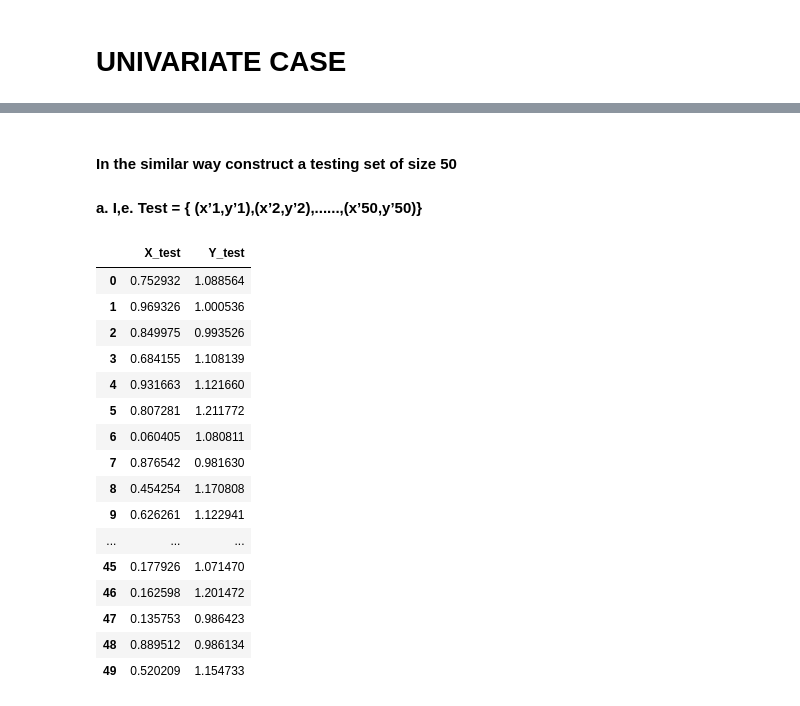
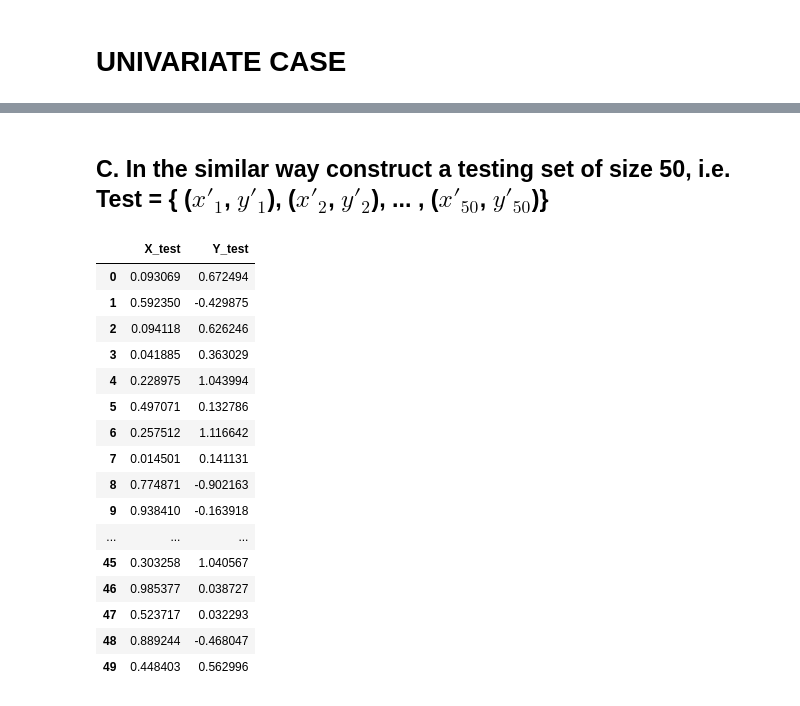
Before and after one commit to Rohanjos97/machine-learning-assignments, a Jupyter notebook: Assignment2.ipynb, the cells around one changed output, grey strips where cells are left out. Cells and saved outputs as stored; diff of their text form; code cells hidden in the pictures.

```diff
--- a/Assignment2.ipynb
+++ b/Assignment2.ipynb
@@ -23,12 +24,11 @@ array([0.37931136, 0.82120402, 0.3017322 , 0.23062802, 0.1968835 ,
 # %%
-#import maths for using function like sin
-import math
 Y_train =[]
-for i in X_train:
-    T = math.sin(2 *math.pi*i)
-    Ti = Y + np.random.uniform(0,0.25)
-    Y_train.append(Ti)
-# to easily operate and proper understanding , we decide to convert our input and output in dataframe
-df=pd.DataFrame(data=(X_train,Y_train),index=['X_train','Y_train'])
-#we got a row wise operation hence we we transpose it
-df = df.T
+
+for x_val in X_train:
+    Yi = math.sin(2 * math.pi * x_val) + np.random.uniform(0, 0.25)
+    Y_train.append(Yi)
+
+# For better understanding, let's convert X and Y training dataset into a dataframe
+df_train = pd.DataFrame(data=(X_train,Y_train),index=['X_train','Y_train'])
+df_train = df_train.T
+df_train
@@ -35,34 +53,33 @@ df = df.T
 # %% [markdown]
-#### In the similar way construct a testing set of size 50
-#### a. I,e. Test = { (x’1,y’1),(x’2,y’2),......,(x’50,y’50)}
+## C. In the similar way construct a testing set of size 50, i.e. Test = { ($x'_{1}$, $y'_{1}$), ($x'_{2}$, $y'_{2}$), ... , ($x'_{50}$, $y'_{50}$)}
 # %%
 X_test = np.random.uniform(0,1,50)
 Y_test = []
 
 for i in X_test:
-    T = math.sin(2 *math.pi*i)
-    Ti = Y + np.random.uniform(0,0.25)
-    Y_test.append(Ti)
-# to easily operate and proper understanding , we decide to convert our input and output in dataframe
-df1=pd.DataFrame(data=(X_test,Y_test),index=['X_test','Y_test'])
-#we got a row wise operation hence we we transpose it
-df1.T
+    Yi = math.sin(2 *math.pi*i) + np.random.uniform(0,0.25)
+    Y_test.append(Yi)
+
+# For better understanding, let's convert X and Y testing dataset into a dataframe
+df_test = pd.DataFrame(data=(X_test,Y_test),index=['X_test','Y_test'])
+df_test = df_test.T
+df_test
 # %% [output]
 |  | X_test | Y_test |
-| 0 | 0.752932 | 1.088564 |
-| 1 | 0.969326 | 1.000536 |
-| 2 | 0.849975 | 0.993526 |
-| 3 | 0.684155 | 1.108139 |
-| 4 | 0.931663 | 1.121660 |
-| 5 | 0.807281 | 1.211772 |
-| 6 | 0.060405 | 1.080811 |
-| 7 | 0.876542 | 0.981630 |
-| 8 | 0.454254 | 1.170808 |
-| 9 | 0.626261 | 1.122941 |
+| 0 | 0.093069 | 0.672494 |
+| 1 | 0.592350 | -0.429875 |
+| 2 | 0.094118 | 0.626246 |
+| 3 | 0.041885 | 0.363029 |
+| 4 | 0.228975 | 1.043994 |
+| 5 | 0.497071 | 0.132786 |
+| 6 | 0.257512 | 1.116642 |
+| 7 | 0.014501 | 0.141131 |
+| 8 | 0.774871 | -0.902163 |
+| 9 | 0.938410 | -0.163918 |
 | ... | ... | ... |
-| 45 | 0.177926 | 1.071470 |
-| 46 | 0.162598 | 1.201472 |
-| 47 | 0.135753 | 0.986423 |
-| 48 | 0.889512 | 0.986134 |
-| 49 | 0.520209 | 1.154733 |
+| 45 | 0.303258 | 1.040567 |
+| 46 | 0.985377 | 0.038727 |
+| 47 | 0.523717 | 0.032293 |
+| 48 | 0.889244 | -0.468047 |
+| 49 | 0.448403 | 0.562996 |
 # %% [markdown]
```
Also changed, not shown: parts of 36 cells of this notebook.
